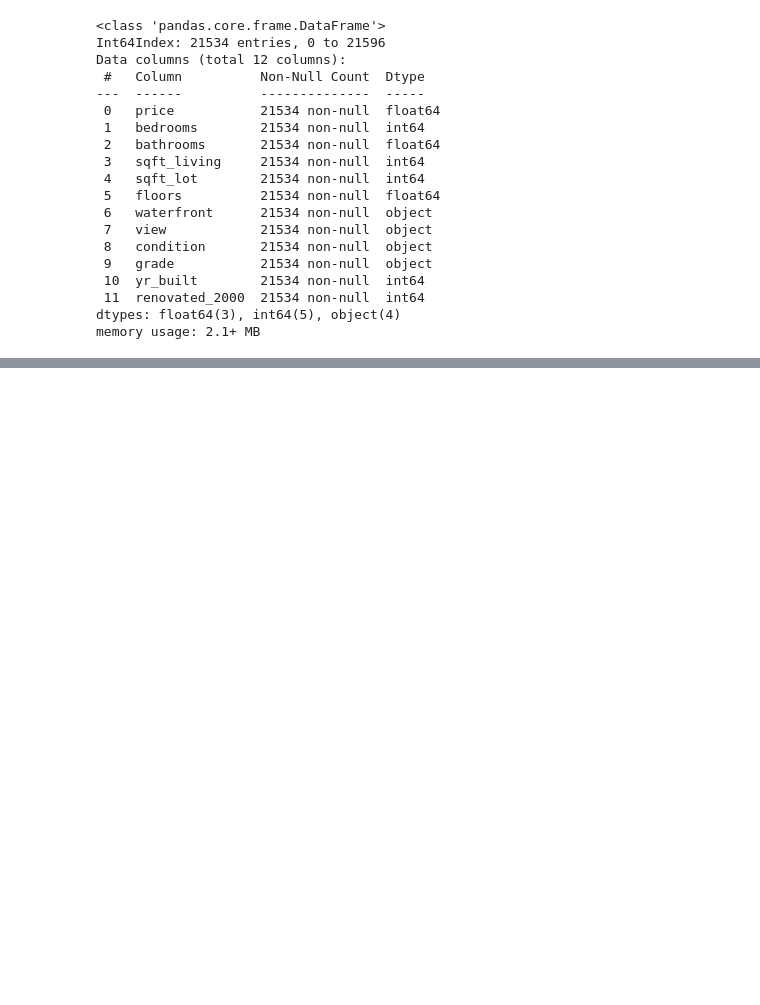
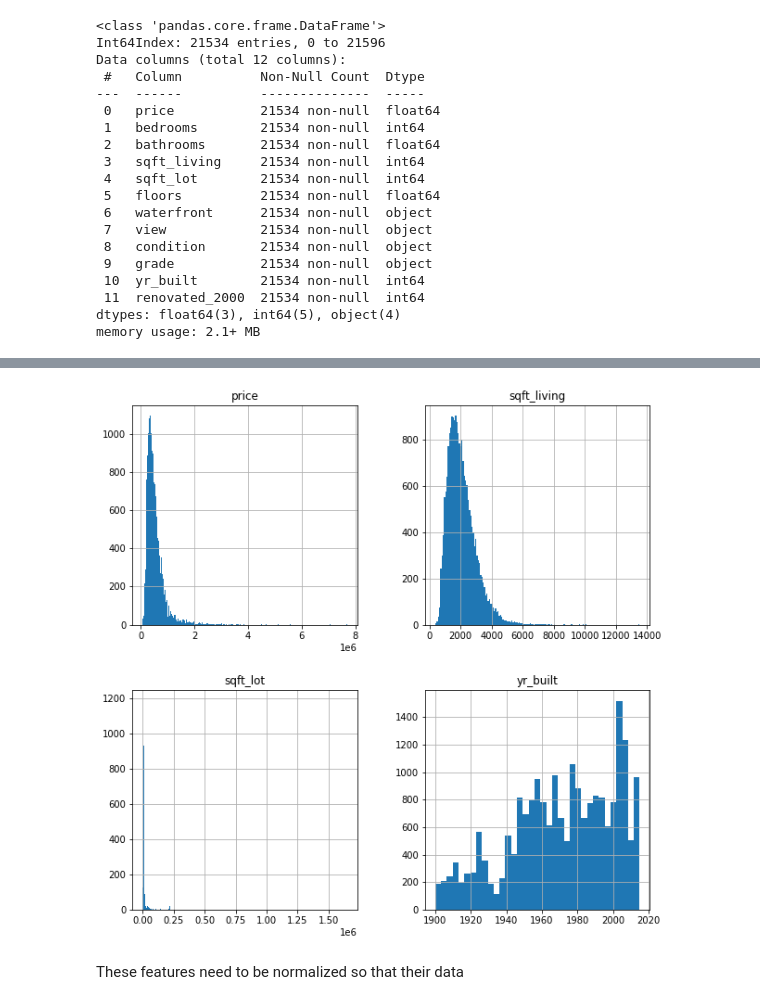
Before and after one commit to shadel96/King_County_Regression_Analysis, a Jupyter notebook: kc_linear_regression_analysis.ipynb, the cells around one changed output, grey strips where cells are left out. Saved outputs shown, nothing was run; the diff lists cells and outputs as text; code cells hidden in the pictures; blank space fills up the shorter version.

```diff
--- a/kc_linear_regression_analysis.ipynb
+++ b/kc_linear_regression_analysis.ipynb
@@ -60,0 +107,8 @@ memory usage: 2.1+ MB
+# %%
+continuous_df = df[['price','sqft_living','sqft_lot', 'yr_built']]
+
+continuous_df.hist(figsize=[10,10], bins='auto');
+# %% [output]
+[figure, added]
+# %% [markdown]
+These features need to be normalized so that their data
```
Also changed, not shown: parts of 20 cells of this notebook.
